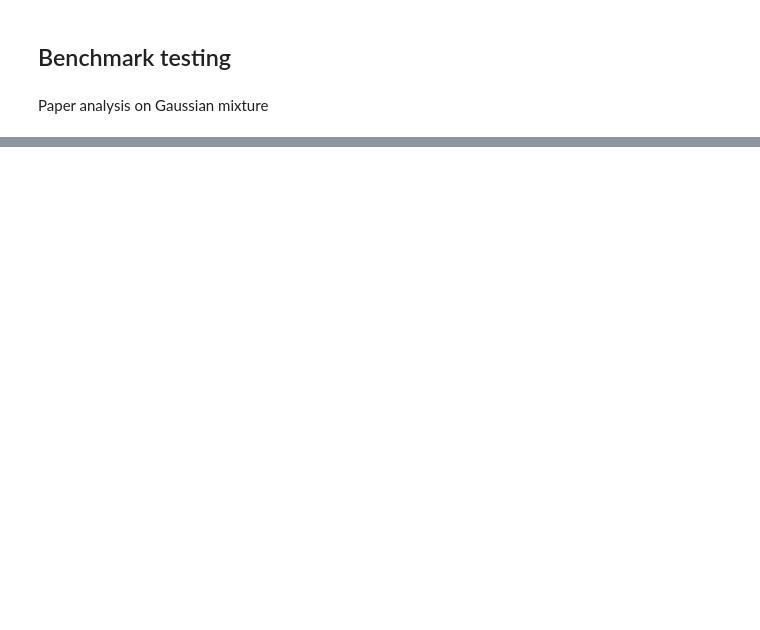
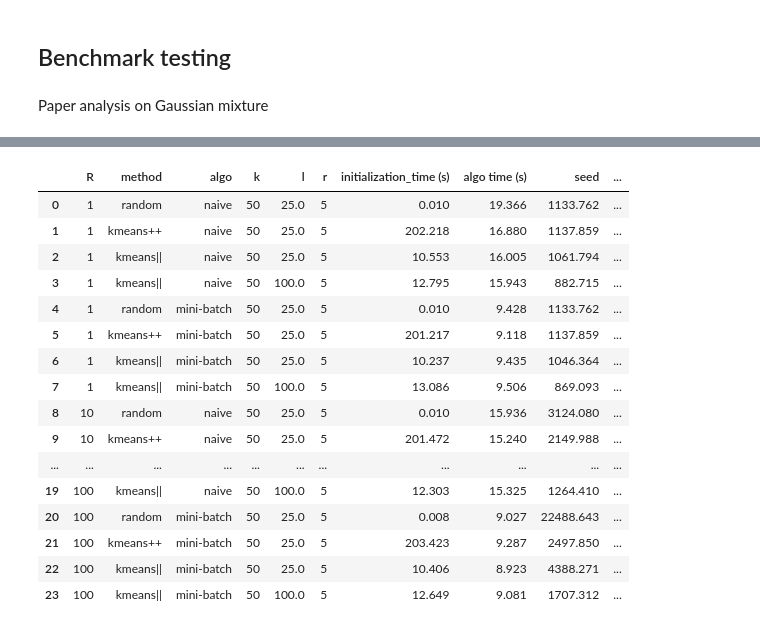
Before and after one commit to GiacomoGasparotto/Distributed-K-means, a Jupyter notebook: benchmark.ipynb, the cells around one changed output, grey strips where cells are left out. Drawn from its saved outputs; the diff is of its cells as text; code cells hidden in the pictures; blank space fills up the shorter version.

```diff
--- a/benchmark.ipynb
+++ b/benchmark.ipynb
@@ -109,0 +100,5 @@ print(f"Shape of RDD object: ({num_elements}, {element_dim})")
+# %%
+gm_rdd = sc.parallelize([row for row in gm_narray]).persist()
+gm_rdd \
+    .map(lambda x: (x)) \
+    .count()
@@ -247,0 +387,24 @@ for RR in R:
+# %%
+R = [1, 10, 100]
+res = []
+
+n = 10000
+k = 50
+dim = 15
+r = 5
+iterations = 20
+batch_fraction = 0.3
+
+for RR in R:
+    for algo in ["naive", "mini-batch"]:
+        data_array = gauss_mixture(n, k, dim, R=RR)
+        data_rdd = sc.parallelize([row for row in data_array]).persist()
+
+        df = analysis_init(data_array, data_rdd, r, k, iterations, batch_fraction, algo=algo)
+        print(
+            f"R={RR}\t",
+            f"algo={algo}", "\n","------------------------------", "\n"
+        )
+
+        res.append(df)
+        data_rdd.unpersist()
@@ -247,0 +526,33 @@ for RR in R:
+# %%
+##### batch fraction = 0.1 #####
+res_df = pd.concat(objs=res, ignore_index=True)
+cols = res_df.columns
+res_df["R"] = np.array([1, 1, 1, 1, 1, 1, 1, 1, 10, 10, 10, 10, 10, 10, 10, 10, 100, 100, 100, 100, 100, 100, 100, 100])
+columns = []
+for i, col in enumerate(cols):
+    if i==0:
+        columns.append("R")
+    if i==1:
+        columns.append(cols[i])
+        columns.append(cols[i-1])
+    else: columns.append(cols[i])
+res_df = res_df[columns]
+res_df
+# %% [output]
+|  | R | method | algo | k | l | r | initialization_time (s) | algo time (s) | seed | ... |
+| 0 | 1 | random | naive | 50 | 25.0 | 5 | 0.010 | 19.366 | 1133.762 | ... |
+| 1 | 1 | kmeans++ | naive | 50 | 25.0 | 5 | 202.218 | 16.880 | 1137.859 | ... |
+| 2 | 1 | kmeans|| | naive | 50 | 25.0 | 5 | 10.553 | 16.005 | 1061.794 | ... |
+| 3 | 1 | kmeans|| | naive | 50 | 100.0 | 5 | 12.795 | 15.943 | 882.715 | ... |
+| 4 | 1 | random | mini-batch | 50 | 25.0 | 5 | 0.010 | 9.428 | 1133.762 | ... |
+| 5 | 1 | kmeans++ | mini-batch | 50 | 25.0 | 5 | 201.217 | 9.118 | 1137.859 | ... |
+| 6 | 1 | kmeans|| | mini-batch | 50 | 25.0 | 5 | 10.237 | 9.435 | 1046.364 | ... |
+| 7 | 1 | kmeans|| | mini-batch | 50 | 100.0 | 5 | 13.086 | 9.506 | 869.093 | ... |
+| 8 | 10 | random | naive | 50 | 25.0 | 5 | 0.010 | 15.936 | 3124.080 | ... |
+| 9 | 10 | kmeans++ | naive | 50 | 25.0 | 5 | 201.472 | 15.240 | 2149.988 | ... |
+| ... | ... | ... | ... | ... | ... | ... | ... | ... | ... | ... |
+| 19 | 100 | kmeans|| | naive | 50 | 100.0 | 5 | 12.303 | 15.325 | 1264.410 | ... |
+| 20 | 100 | random | mini-batch | 50 | 25.0 | 5 | 0.008 | 9.027 | 22488.643 | ... |
+| 21 | 100 | kmeans++ | mini-batch | 50 | 25.0 | 5 | 203.423 | 9.287 | 2497.850 | ... |
+| 22 | 100 | kmeans|| | mini-batch | 50 | 25.0 | 5 | 10.406 | 8.923 | 4388.271 | ... |
+| 23 | 100 | kmeans|| | mini-batch | 50 | 100.0 | 5 | 12.649 | 9.081 | 1707.312 | ... |
```
Also changed, not shown: parts of 28 cells of this notebook, 1 other file.
